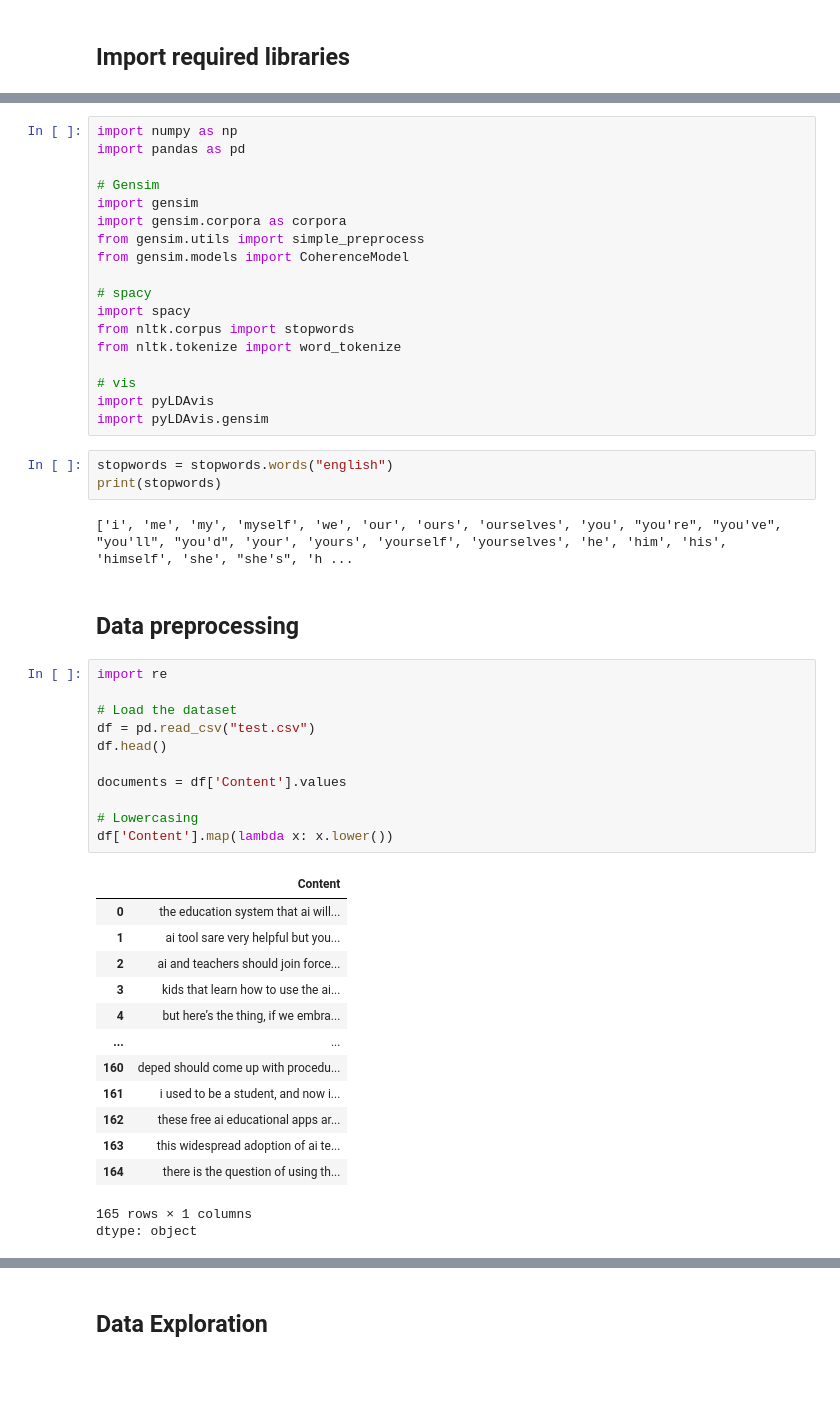
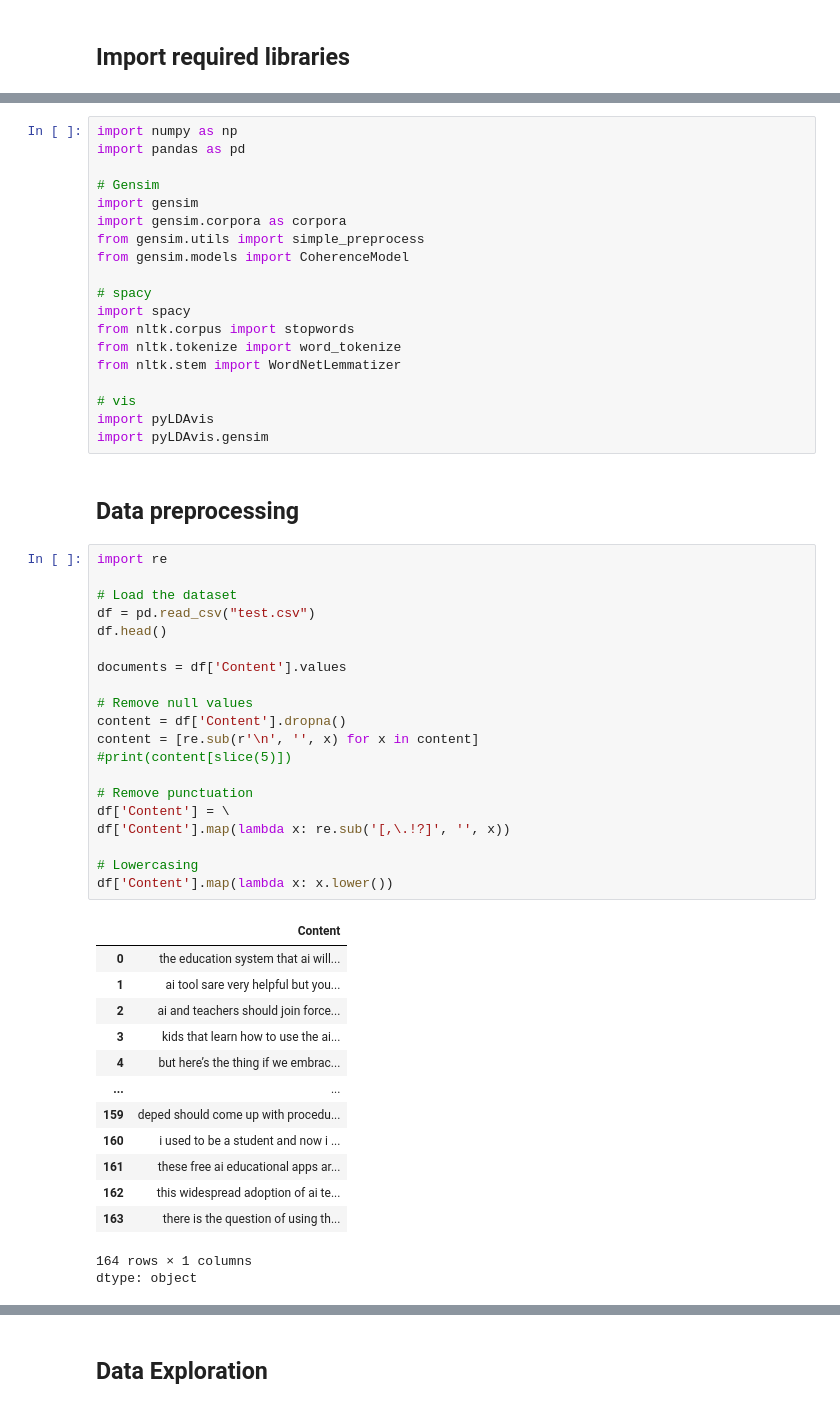
Before and after one commit to isabeloderek/Prelim-Topic-Modeling, a Jupyter notebook: LDA.ipynb, the cells around one changed output, grey strips where cells are left out. Drawn from its saved outputs; the diff is of its cells as text; blank space fills up the shorter version.

```diff
--- a/LDA.ipynb
+++ b/LDA.ipynb
@@ -56,40 +58,45 @@ from gensim.models import CoherenceModel
 import spacy
 from nltk.corpus import stopwords
 from nltk.tokenize import word_tokenize
+from nltk.stem import WordNetLemmatizer
 
 # vis
 import pyLDAvis
 import pyLDAvis.gensim
-# %%
-stopwords = stopwords.words("english")
-print(stopwords)
-# %% [output]
-['i', 'me', 'my', 'myself', 'we', 'our', 'ours', 'ourselves', 'you', "you're", "you've", "you'll", "you'd", 'your', 'yours', 'yourself', 'yourselves', 'he', 'him', 'his', 'himself', 'she', "she's", 'h ...
 # %% [markdown]
 ## **Data preprocessing**
 # %%
 import re
 
 # Load the dataset
 df = pd.read_csv("test.csv")
 df.head()
 
 documents = df['Content'].values
 
+# Remove null values
+content = df['Content'].dropna()
+content = [re.sub(r'\n', '', x) for x in content]
+#print(content[slice(5)])
+
+# Remove punctuation
+df['Content'] = \
+df['Content'].map(lambda x: re.sub('[,\.!?]', '', x))
+
 # Lowercasing
 df['Content'].map(lambda x: x.lower())
 # %% [output]
 |  | Content |
 | 0 | the education system that ai will... |
 | 1 | ai tool sare very helpful but you... |
 | 2 | ai and teachers should join force... |
 | 3 | kids that learn how to use the ai... |
-| 4 | but here’s the thing, if we embra... |
+| 4 | but here’s the thing if we embrac... |
 | ... | ... |
-| 160 | deped should come up with procedu... |
-| 161 | i used to be a student, and now i... |
-| 162 | these free ai educational apps ar... |
-| 163 | this widespread adoption of ai te... |
-| 164 | there is the question of using th... |
+| 159 | deped should come up with procedu... |
+| 160 | i used to be a student and now i ... |
+| 161 | these free ai educational apps ar... |
+| 162 | this widespread adoption of ai te... |
+| 163 | there is the question of using th... |
-165 rows × 1 columns
+164 rows × 1 columns
 dtype: object
```
Also changed, not shown: parts of 7 cells of this notebook.
